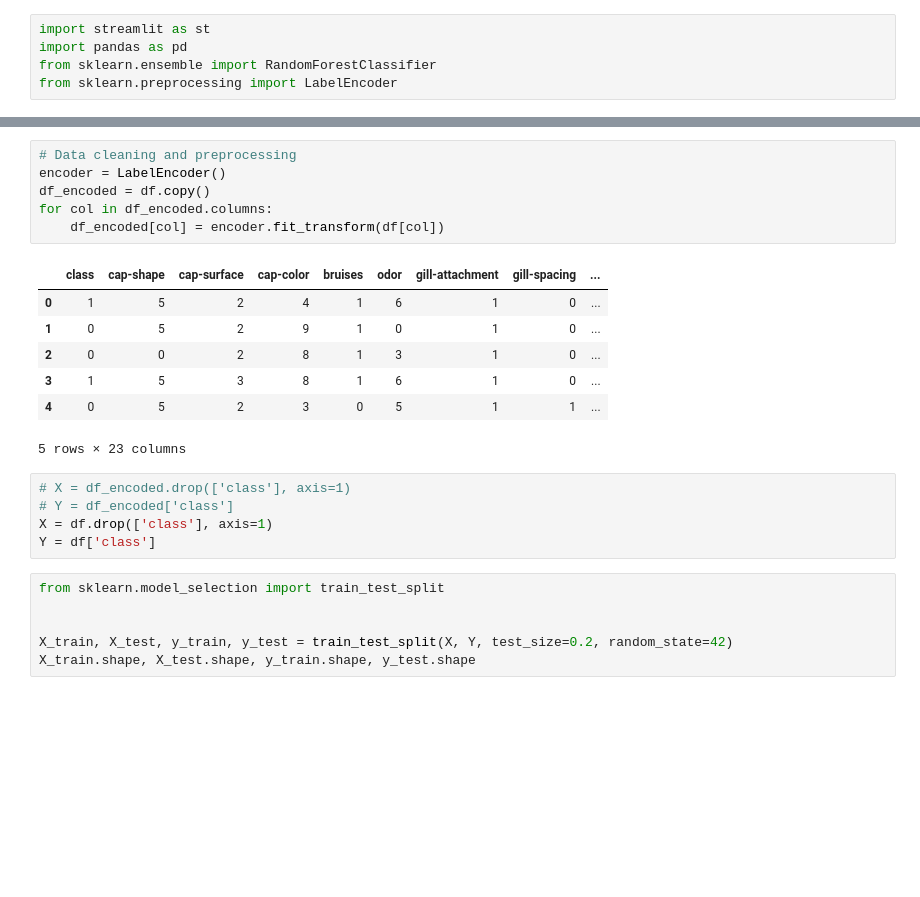
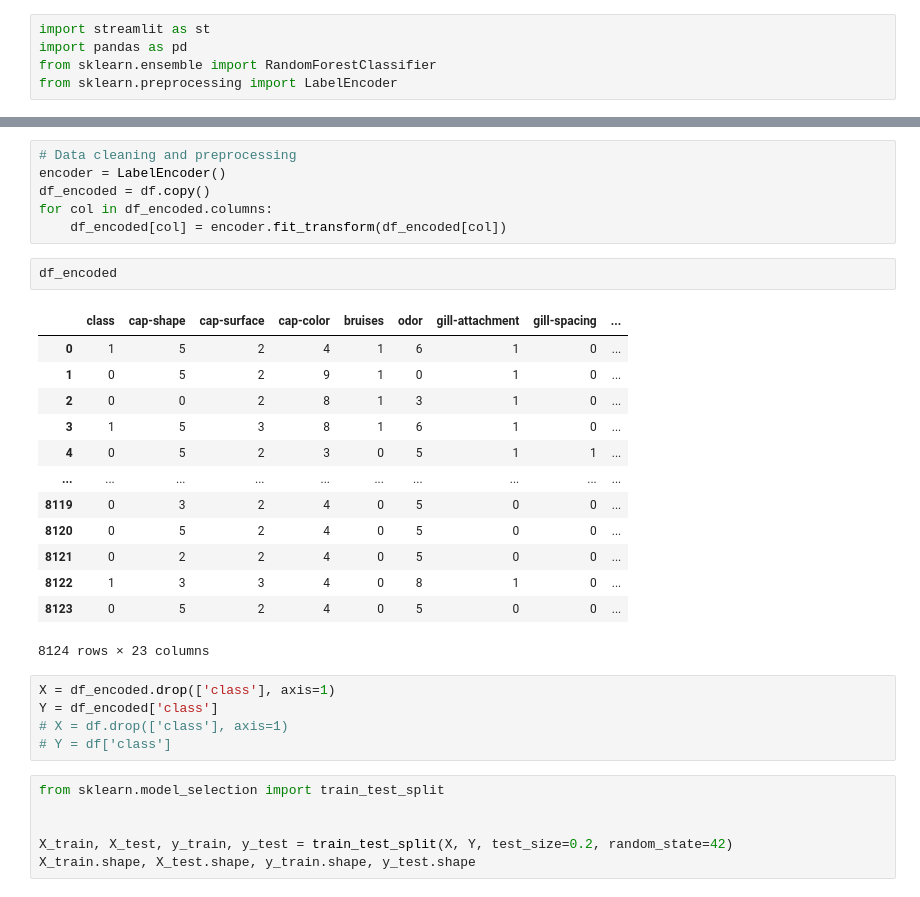
Before and after one commit to mmeidihi/PB1-DiklatKU, a Jupyter notebook: cek.ipynb, the cells around one changed output, grey strips where cells are left out. Drawn from its saved outputs; the diff is of its cells as text; blank space fills up the shorter version.

```diff
--- a/cek.ipynb
+++ b/cek.ipynb
@@ -26,20 +26,28 @@ df.head()
 encoder = LabelEncoder()
 df_encoded = df.copy()
 for col in df_encoded.columns:
-    df_encoded[col] = encoder.fit_transform(df[col])
+    df_encoded[col] = encoder.fit_transform(df_encoded[col])
-# %% [output]
-|  | class | cap-shape | cap-surface | cap-color | bruises | odor | gill-attachment | gill-spacing | ... |
-| 0 | 1 | 5 | 2 | 4 | 1 | 6 | 1 | 0 | ... |
-| 1 | 0 | 5 | 2 | 9 | 1 | 0 | 1 | 0 | ... |
-| 2 | 0 | 0 | 2 | 8 | 1 | 3 | 1 | 0 | ... |
-| 3 | 1 | 5 | 3 | 8 | 1 | 6 | 1 | 0 | ... |
-| 4 | 0 | 5 | 2 | 3 | 0 | 5 | 1 | 1 | ... |
-5 rows × 23 columns
+# %%
+df_encoded
+# %% [output]
+|  | class | cap-shape | cap-surface | cap-color | bruises | odor | gill-attachment | gill-spacing | ... |
+| 0 | 1 | 5 | 2 | 4 | 1 | 6 | 1 | 0 | ... |
+| 1 | 0 | 5 | 2 | 9 | 1 | 0 | 1 | 0 | ... |
+| 2 | 0 | 0 | 2 | 8 | 1 | 3 | 1 | 0 | ... |
+| 3 | 1 | 5 | 3 | 8 | 1 | 6 | 1 | 0 | ... |
+| 4 | 0 | 5 | 2 | 3 | 0 | 5 | 1 | 1 | ... |
+| ... | ... | ... | ... | ... | ... | ... | ... | ... | ... |
+| 8119 | 0 | 3 | 2 | 4 | 0 | 5 | 0 | 0 | ... |
+| 8120 | 0 | 5 | 2 | 4 | 0 | 5 | 0 | 0 | ... |
+| 8121 | 0 | 2 | 2 | 4 | 0 | 5 | 0 | 0 | ... |
+| 8122 | 1 | 3 | 3 | 4 | 0 | 8 | 1 | 0 | ... |
+| 8123 | 0 | 5 | 2 | 4 | 0 | 5 | 0 | 0 | ... |
+8124 rows × 23 columns
 # %%
-# X = df_encoded.drop(['class'], axis=1)
-# Y = df_encoded['class']
-X = df.drop(['class'], axis=1)
-Y = df['class']
+X = df_encoded.drop(['class'], axis=1)
+Y = df_encoded['class']
+# X = df.drop(['class'], axis=1)
+# Y = df['class']
 # %%
 from sklearn.model_selection import train_test_split
 
```
Also changed, not shown: parts of 2 cells of this notebook, 4 other files.
